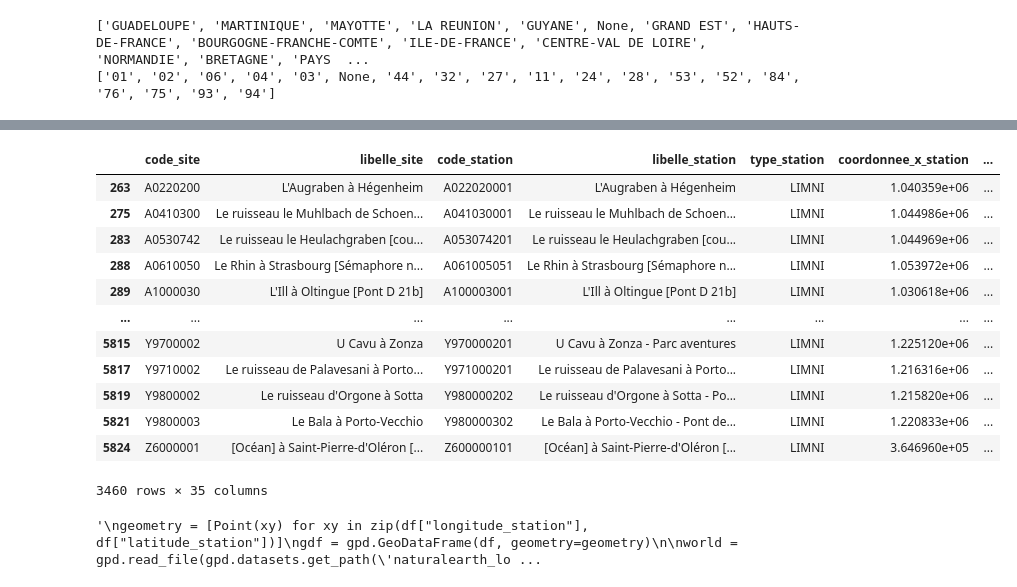
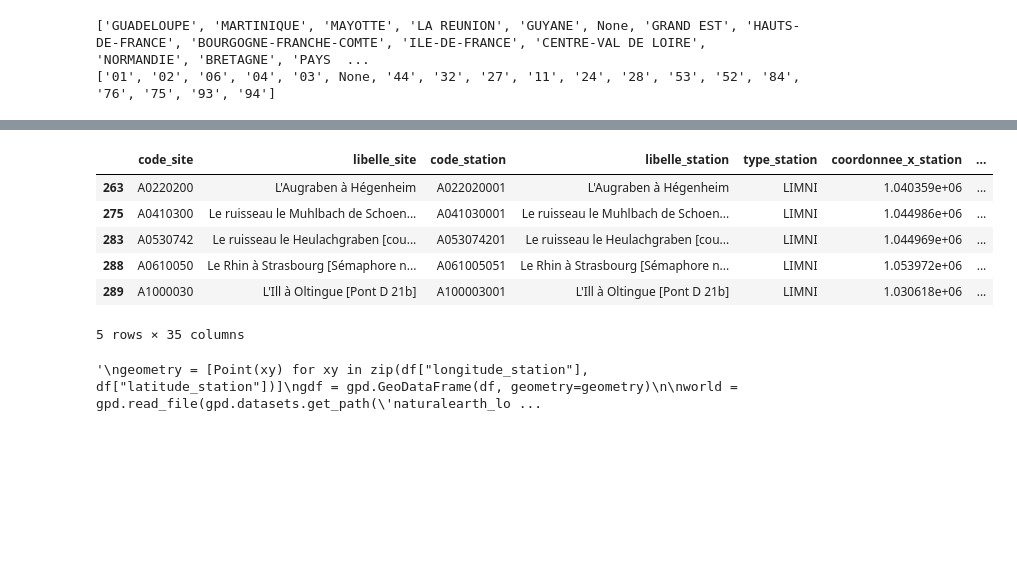
Before and after one commit to AurorePDSA/real-time-flood-alerts, a Jupyter notebook: real-time-flooding-alerts.ipynb, the cells around one changed output, grey strips where cells are left out. Saved outputs shown, nothing was run; the diff lists cells and outputs as text; code cells hidden in the pictures; blank space fills up the shorter version.

```diff
--- a/real-time-flooding-alerts.ipynb
+++ b/real-time-flooding-alerts.ipynb
@@ -227,21 +218,15 @@ df
 # %%
 # Next, we remove every row where the corresponding station is not active
 df = df[df["en_service"] == True]
-df
+df.head()
 # %% [output]
 |  | code_site | libelle_site | code_station | libelle_station | type_station | coordonnee_x_station | ... |
 | 263 | A0220200 | L'Augraben à Hégenheim | A022020001 | L'Augraben à Hégenheim | LIMNI | 1.040359e+06 | ... |
 | 275 | A0410300 | Le ruisseau le Muhlbach de Schoen... | A041030001 | Le ruisseau le Muhlbach de Schoen... | LIMNI | 1.044986e+06 | ... |
 | 283 | A0530742 | Le ruisseau le Heulachgraben [cou... | A053074201 | Le ruisseau le Heulachgraben [cou... | LIMNI | 1.044969e+06 | ... |
 | 288 | A0610050 | Le Rhin à Strasbourg [Sémaphore n... | A061005051 | Le Rhin à Strasbourg [Sémaphore n... | LIMNI | 1.053972e+06 | ... |
 | 289 | A1000030 | L'Ill à Oltingue [Pont D 21b] | A100003001 | L'Ill à Oltingue [Pont D 21b] | LIMNI | 1.030618e+06 | ... |
-| ... | ... | ... | ... | ... | ... | ... | ... |
-| 5815 | Y9700002 | U Cavu à Zonza | Y970000201 | U Cavu à Zonza - Parc aventures | LIMNI | 1.225120e+06 | ... |
-| 5817 | Y9710002 | Le ruisseau de Palavesani à Porto... | Y971000201 | Le ruisseau de Palavesani à Porto... | LIMNI | 1.216316e+06 | ... |
-| 5819 | Y9800002 | Le ruisseau d'Orgone à Sotta | Y980000202 | Le ruisseau d'Orgone à Sotta - Po... | LIMNI | 1.215820e+06 | ... |
-| 5821 | Y9800003 | Le Bala à Porto-Vecchio | Y980000302 | Le Bala à Porto-Vecchio - Pont de... | LIMNI | 1.220833e+06 | ... |
-| 5824 | Z6000001 | [Océan] à Saint-Pierre-d'Oléron [... | Z600000101 | [Océan] à Saint-Pierre-d'Oléron [... | LIMNI | 3.646960e+05 | ... |
-3460 rows × 35 columns
+5 rows × 35 columns
 # %%
 # We remove every row where the longitude is between -15 and 40
 df = df[(df["longitude_station"] > -15) & (df["longitude_station"] < 40)]
```
Also changed, not shown: parts of 7 cells of this notebook.
